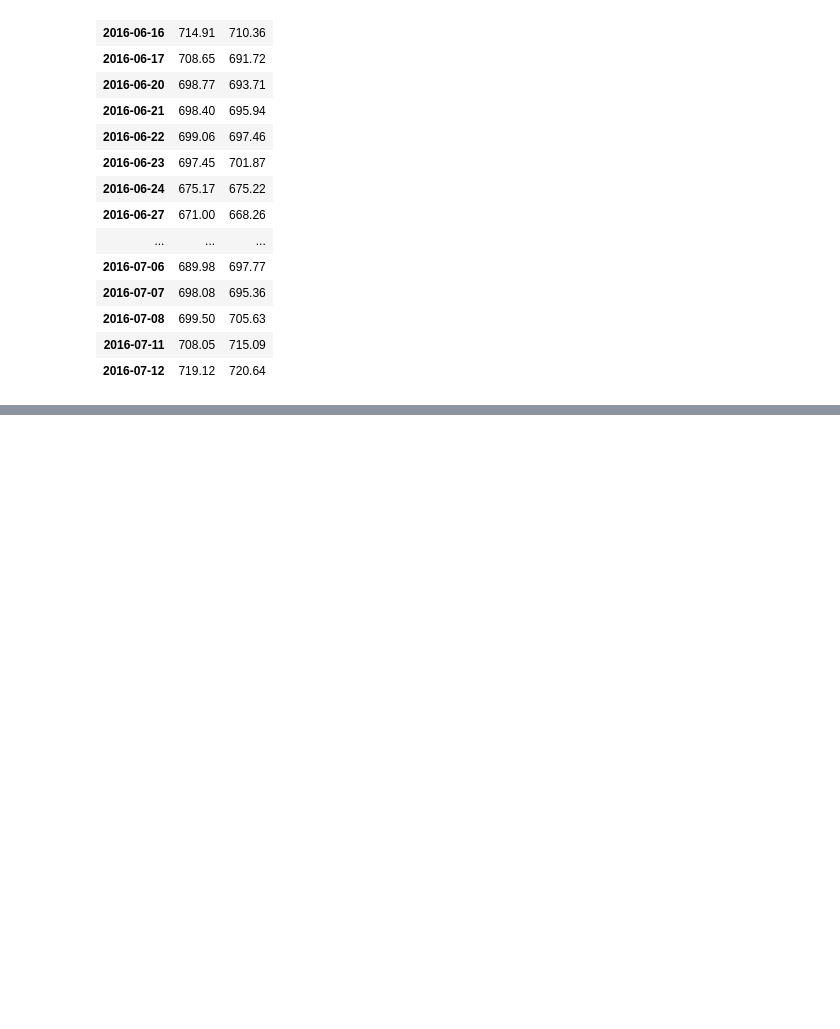
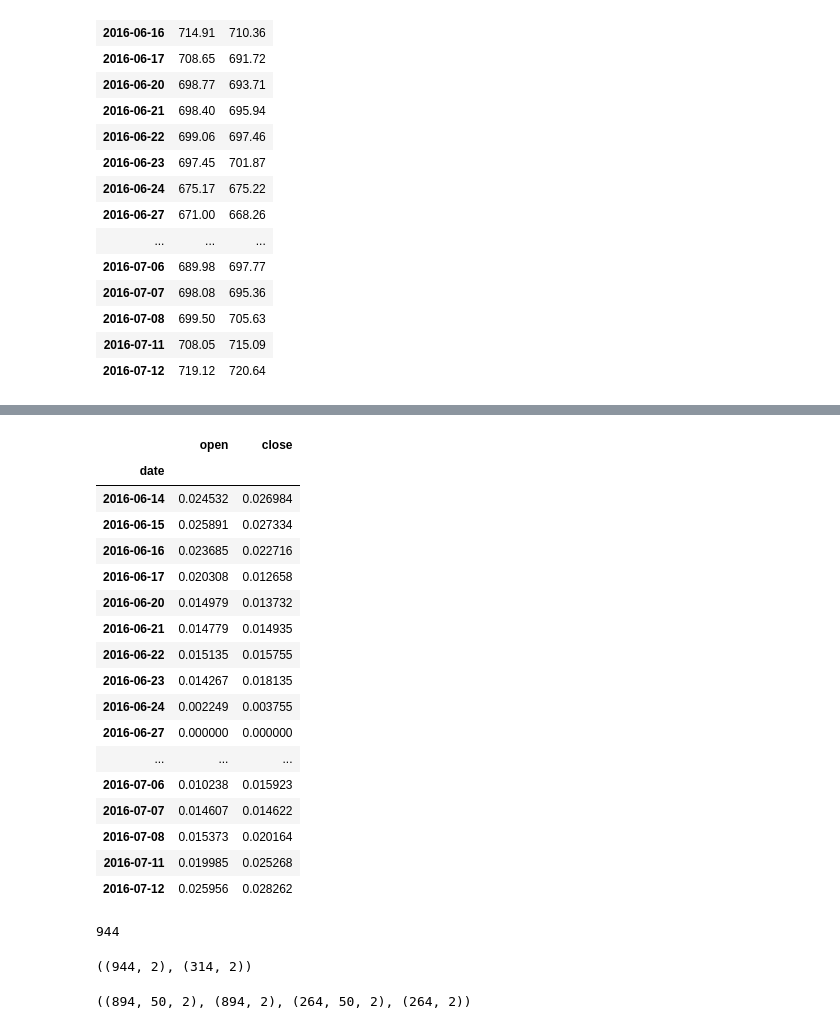
Before and after one commit to ronitmalvi/Attention-is-all-you-need, a Jupyter notebook: app.ipynb, the cells around one changed output, grey strips where cells are left out. Saved outputs shown, nothing was run; the diff lists cells and outputs as text; code cells hidden in the pictures; blank space fills up the shorter version.

Commit message:
data splitting and sequence

```diff
--- a/app.ipynb
+++ b/app.ipynb
@@ -124,0 +141,37 @@ df.head(20)
+# %%
+# normalizing all the values of all columns using MinMaxScaler
+MMS = MinMaxScaler()
+df[df.columns] = MMS.fit_transform(df)
+df.head(20)
+# %% [output]
+|  | open | close |
+| date |  |  |
+| 2016-06-14 | 0.024532 | 0.026984 |
+| 2016-06-15 | 0.025891 | 0.027334 |
+| 2016-06-16 | 0.023685 | 0.022716 |
+| 2016-06-17 | 0.020308 | 0.012658 |
+| 2016-06-20 | 0.014979 | 0.013732 |
+| 2016-06-21 | 0.014779 | 0.014935 |
+| 2016-06-22 | 0.015135 | 0.015755 |
+| 2016-06-23 | 0.014267 | 0.018135 |
+| 2016-06-24 | 0.002249 | 0.003755 |
+| 2016-06-27 | 0.000000 | 0.000000 |
+| ... | ... | ... |
+| 2016-07-06 | 0.010238 | 0.015923 |
+| 2016-07-07 | 0.014607 | 0.014622 |
+| 2016-07-08 | 0.015373 | 0.020164 |
+| 2016-07-11 | 0.019985 | 0.025268 |
+| 2016-07-12 | 0.025956 | 0.028262 |
+# %%
+# splitting the data into training and test set
+training_size = round(len(df) * 0.75) # Selecting 75 % for training and 25 % for testing
+training_size
+# %% [output]
+944
+# %%
+train_data = df[:training_size]
+test_data  = df[training_size:]
+
+train_data.shape, test_data.shape
+# %% [output]
+((944, 2), (314, 2))
@@ -124,0 +192,6 @@ df.head(20)
+# %%
+train_seq, train_label = create_sequence(train_data)
+test_seq, test_label = create_sequence(test_data)
+train_seq.shape, train_label.shape, test_seq.shape, test_label.shape
+# %% [output]
+((894, 50, 2), (894, 2), (264, 50, 2), (264, 2))
```
Also changed, not shown: parts of 2 cells of this notebook.
